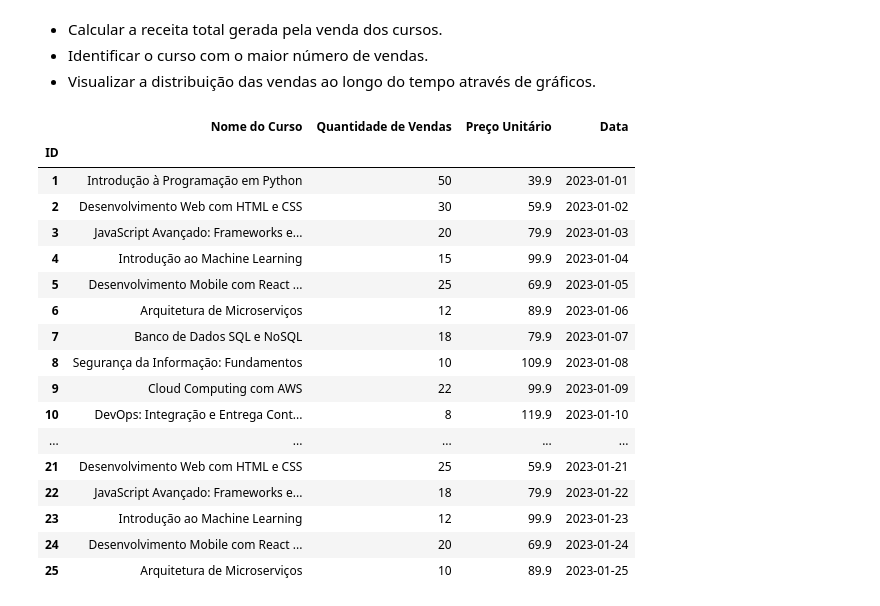
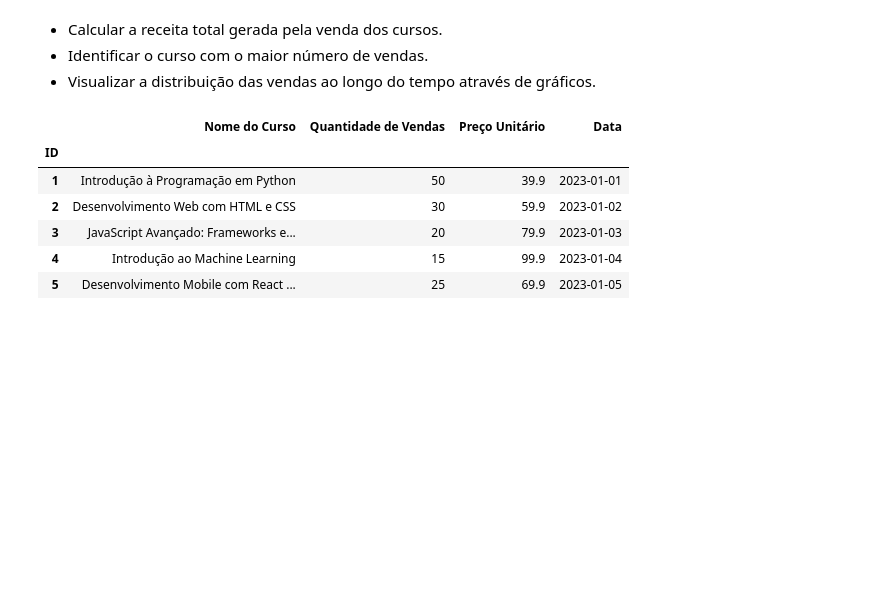
Before and after one commit to Igorsmh/Igor_TrilhaDadosJR-JUN15, a Jupyter notebook: notebooks/eda.ipynb, the cells around one changed output. Cells and saved outputs as stored; diff of their text form; code cells hidden in the pictures; blank space fills up the shorter version.

```diff
--- a/notebooks/eda.ipynb
+++ b/notebooks/eda.ipynb
@@ -19,26 +19,15 @@ import seaborn as sns
 # %%
 vend_cursos = pd.read_csv(r"..\data\venda_cursos_online.csv.txt",index_col=0)
 # %%
-vend_cursos
+vend_cursos.head()
 # %% [output]
 |  | Nome do Curso | Quantidade de Vendas | Preço Unitário | Data |
 | ID |  |  |  |  |
 | 1 | Introdução à Programação em Python | 50 | 39.9 | 2023-01-01 |
 | 2 | Desenvolvimento Web com HTML e CSS | 30 | 59.9 | 2023-01-02 |
 | 3 | JavaScript Avançado: Frameworks e... | 20 | 79.9 | 2023-01-03 |
 | 4 | Introdução ao Machine Learning | 15 | 99.9 | 2023-01-04 |
 | 5 | Desenvolvimento Mobile com React ... | 25 | 69.9 | 2023-01-05 |
-| 6 | Arquitetura de Microserviços | 12 | 89.9 | 2023-01-06 |
-| 7 | Banco de Dados SQL e NoSQL | 18 | 79.9 | 2023-01-07 |
-| 8 | Segurança da Informação: Fundamentos | 10 | 109.9 | 2023-01-08 |
-| 9 | Cloud Computing com AWS | 22 | 99.9 | 2023-01-09 |
-| 10 | DevOps: Integração e Entrega Cont... | 8 | 119.9 | 2023-01-10 |
-| ... | ... | ... | ... | ... |
-| 21 | Desenvolvimento Web com HTML e CSS | 25 | 59.9 | 2023-01-21 |
-| 22 | JavaScript Avançado: Frameworks e... | 18 | 79.9 | 2023-01-22 |
-| 23 | Introdução ao Machine Learning | 12 | 99.9 | 2023-01-23 |
-| 24 | Desenvolvimento Mobile com React ... | 20 | 69.9 | 2023-01-24 |
-| 25 | Arquitetura de Microserviços | 10 | 89.9 | 2023-01-25 |
 # %%
 vend_cursos.info()
 # %% [output]
```
Also changed, not shown: parts of 15 cells of this notebook.
